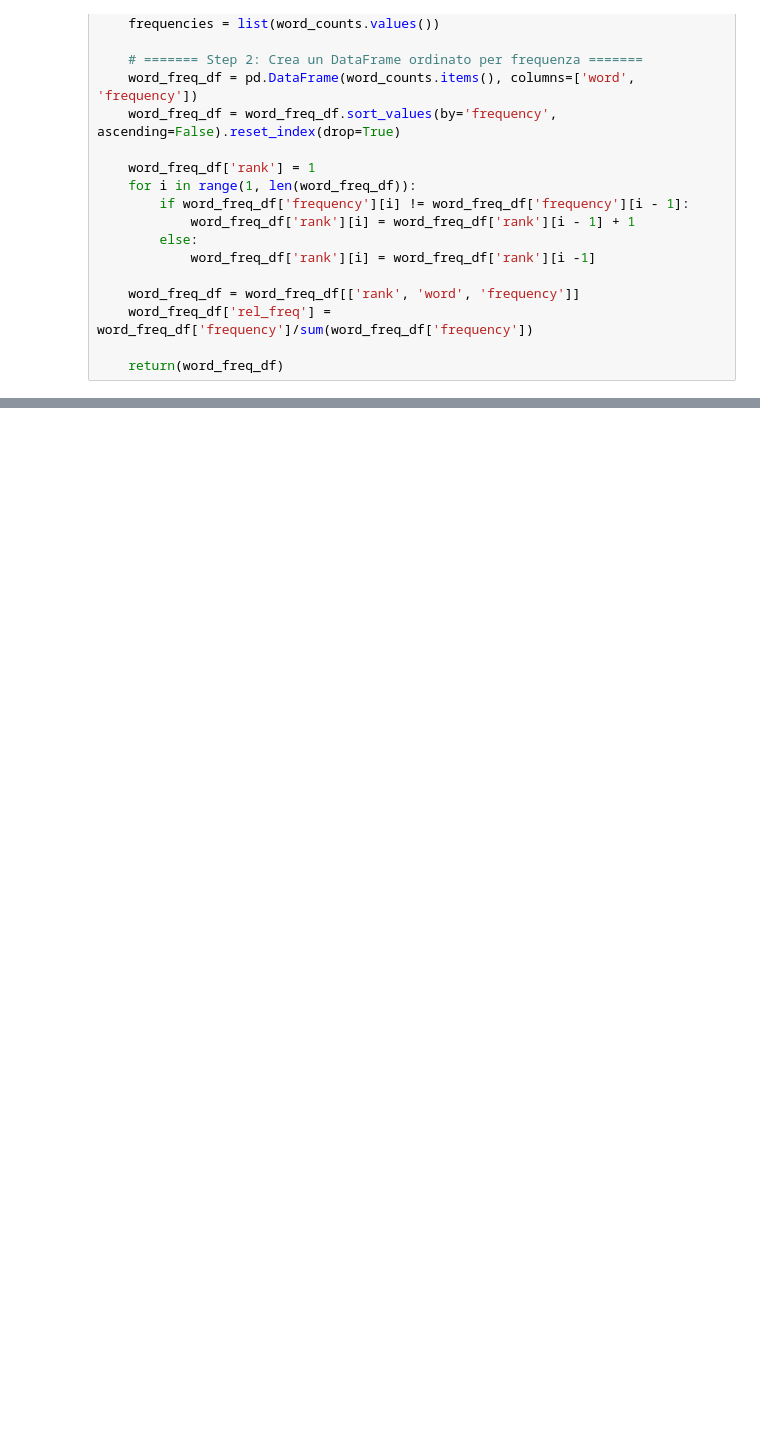
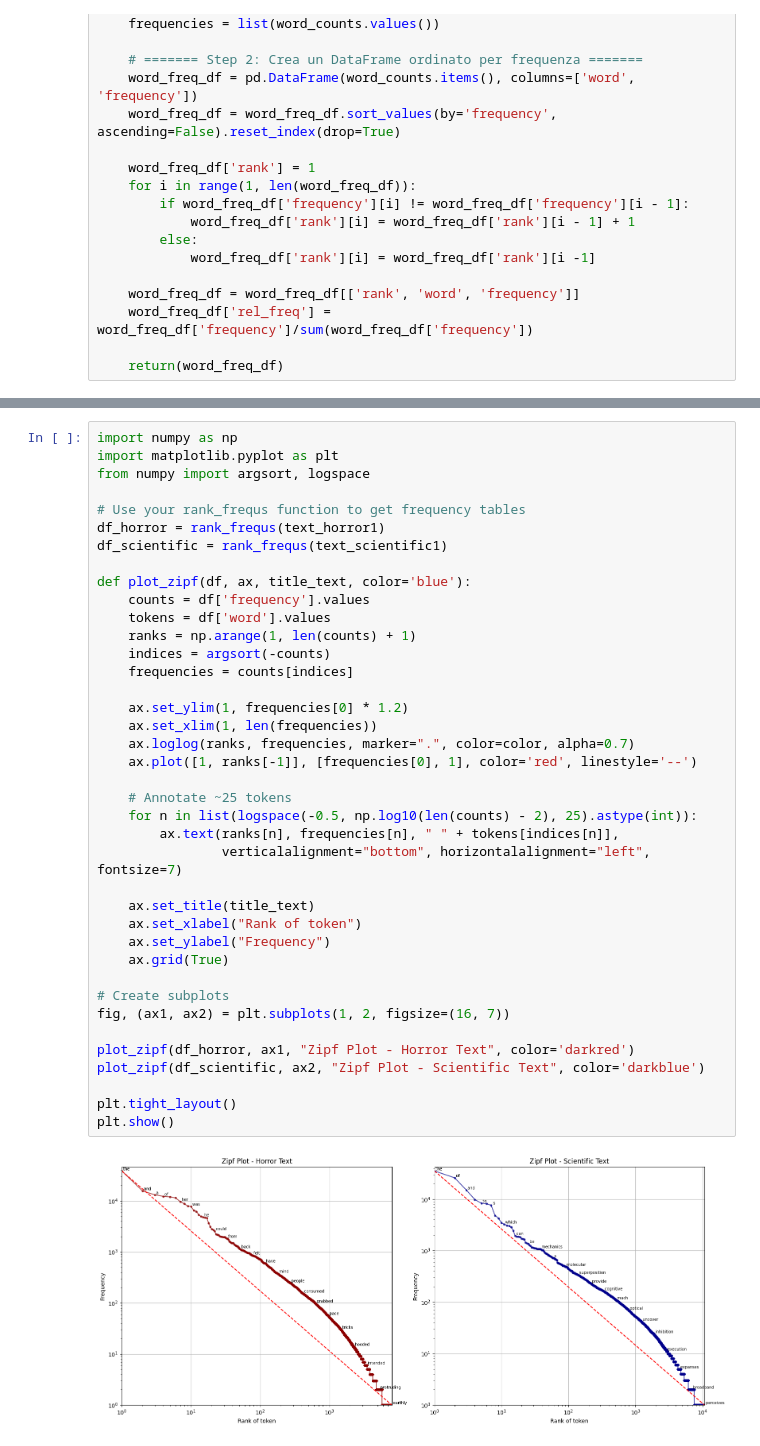
Before and after one commit to elisa-negrini/CDS, a Jupyter notebook: cds project.ipynb, the cells around one changed output, grey strips where cells are left out. Drawn from its saved outputs; the diff is of its cells as text; blank space fills up the shorter version.

```diff
--- a/cds project.ipynb
+++ b/cds project.ipynb
@@ -182,0 +138,41 @@ p-value: 0.7990066744078335
+# %%
+import numpy as np
+import matplotlib.pyplot as plt
+from numpy import argsort, logspace
+
+# Use your rank_frequs function to get frequency tables
+df_horror = rank_frequs(text_horror1)
+df_scientific = rank_frequs(text_scientific1)
+
+def plot_zipf(df, ax, title_text, color='blue'):
+    counts = df['frequency'].values
+    tokens = df['word'].values
+    ranks = np.arange(1, len(counts) + 1)
+    indices = argsort(-counts)
+    frequencies = counts[indices]
+
+    ax.set_ylim(1, frequencies[0] * 1.2)
+    ax.set_xlim(1, len(frequencies))
+    ax.loglog(ranks, frequencies, marker=".", color=color, alpha=0.7)
+    ax.plot([1, ranks[-1]], [frequencies[0], 1], color='red', linestyle='--')
+
+    # Annotate ~25 tokens
+    for n in list(logspace(-0.5, np.log10(len(counts) - 2), 25).astype(int)):
+        ax.text(ranks[n], frequencies[n], " " + tokens[indices[n]],
+                verticalalignment="bottom", horizontalalignment="left", fontsize=7)
+
+    ax.set_title(title_text)
+    ax.set_xlabel("Rank of token")
+    ax.set_ylabel("Frequency")
+    ax.grid(True)
+
+# Create subplots
+fig, (ax1, ax2) = plt.subplots(1, 2, figsize=(16, 7))
+
+plot_zipf(df_horror, ax1, "Zipf Plot - Horror Text", color='darkred')
+plot_zipf(df_scientific, ax2, "Zipf Plot - Scientific Text", color='darkblue')
+
+plt.tight_layout()
+plt.show()
+# %% [output]
+[figure, added]
```
Also changed, not shown: parts of 14 cells of this notebook, 2 other files.
